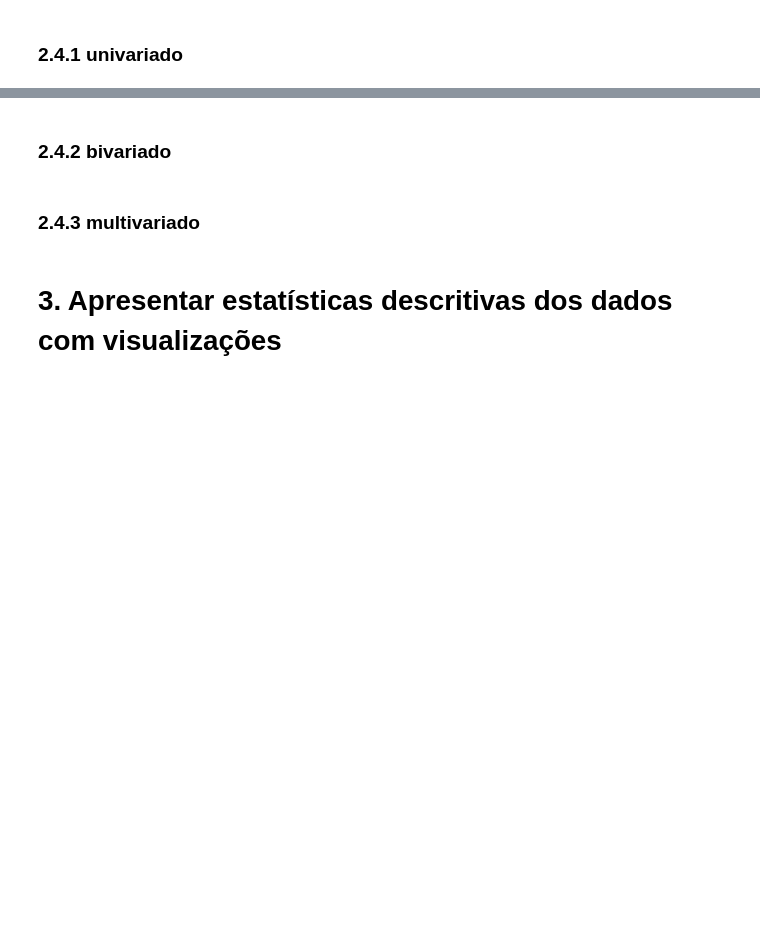
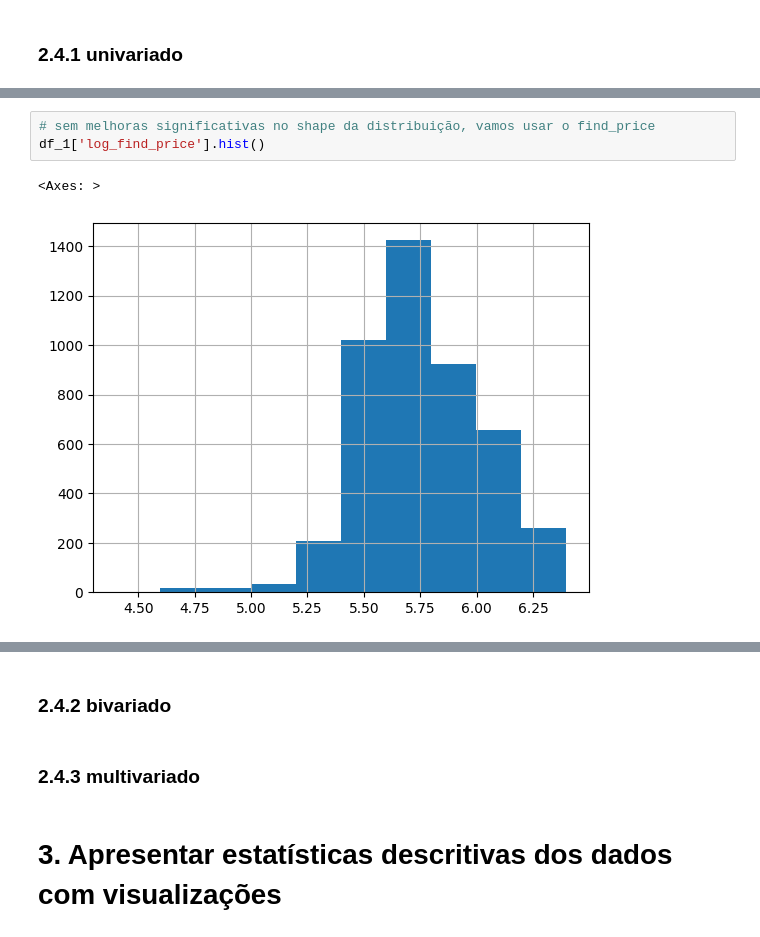
Before and after one commit to DaviMPaiva/scraping, a Jupyter notebook: notebook_analysis/data_analysis.ipynb, the cells around one changed output, grey strips where cells are left out. Saved outputs shown, nothing was run; the diff lists cells and outputs as text; blank space fills up the shorter version.

```diff
--- a/notebook_analysis/data_analysis.ipynb
+++ b/notebook_analysis/data_analysis.ipynb
@@ -293,0 +334,6 @@ df_0.describe()
+# %%
+# sem melhoras significativas no shape da distribuição, vamos usar o find_price
+df_1['log_find_price'].hist()
+# %% [output]
+<Axes: >
+[figure, added]
```
Also changed, not shown: parts of 15 cells of this notebook.
